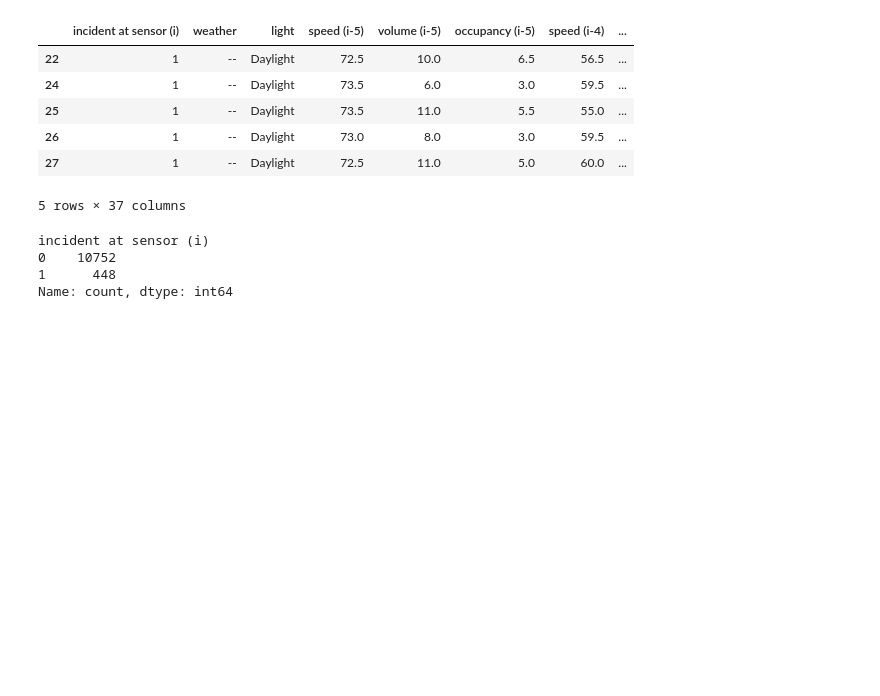
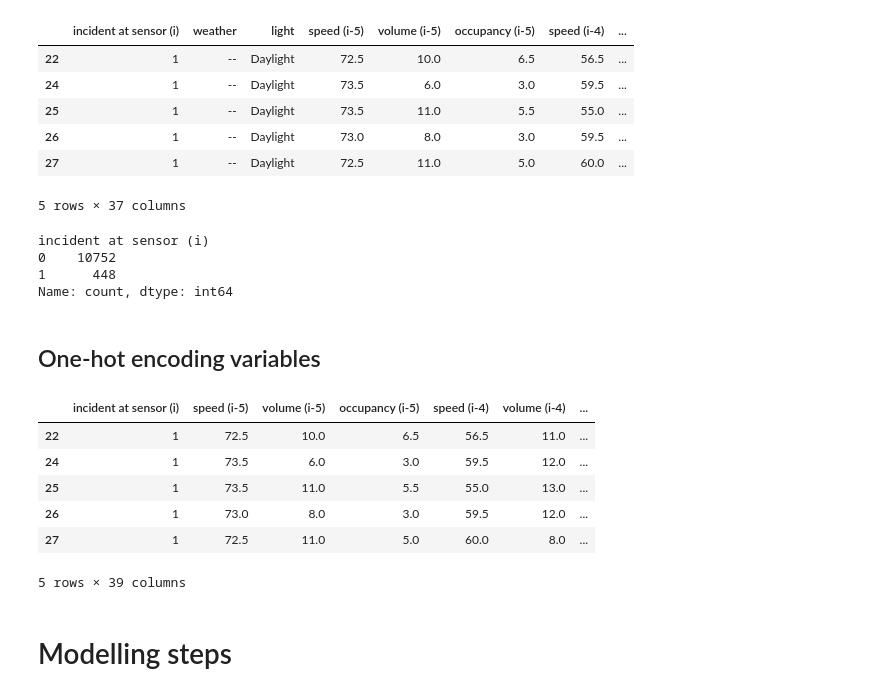
Before and after one commit to GrzybML/Reproducible_research_project, a Jupyter notebook: I75_main.ipynb, the cells around one changed output. Saved outputs shown, nothing was run; the diff lists cells and outputs as text; code cells hidden in the pictures; blank space fills up the shorter version.

```diff
--- a/I75_main.ipynb
+++ b/I75_main.ipynb
@@ -126,3 +126,20 @@ incident at sensor (i)
 0    10752
 1      448
 Name: count, dtype: int64
+# %% [markdown]
+## One-hot encoding variables
+# %%
+# Data Preprocessing
+preprocessor = DataPreprocessor(preprocessed_I75_data)
+
+preprocessor.one_hot_encode()
+preprocessed_I75_data = preprocessor.get_preprocessed_data()
+preprocessed_I75_data.head()
+# %% [output]
+|  | incident at sensor (i) | speed (i-5) | volume (i-5) | occupancy (i-5) | speed (i-4) | volume (i-4) | ... |
+| 22 | 1 | 72.5 | 10.0 | 6.5 | 56.5 | 11.0 | ... |
+| 24 | 1 | 73.5 | 6.0 | 3.0 | 59.5 | 12.0 | ... |
+| 25 | 1 | 73.5 | 11.0 | 5.5 | 55.0 | 13.0 | ... |
+| 26 | 1 | 73.0 | 8.0 | 3.0 | 59.5 | 12.0 | ... |
+| 27 | 1 | 72.5 | 11.0 | 5.0 | 60.0 | 8.0 | ... |
+5 rows × 39 columns
@@ -128,0 +149,2 @@ Name: count, dtype: int64
+# %% [markdown]
+# Modelling steps
```
Also changed, not shown: parts of 3 cells of this notebook.
